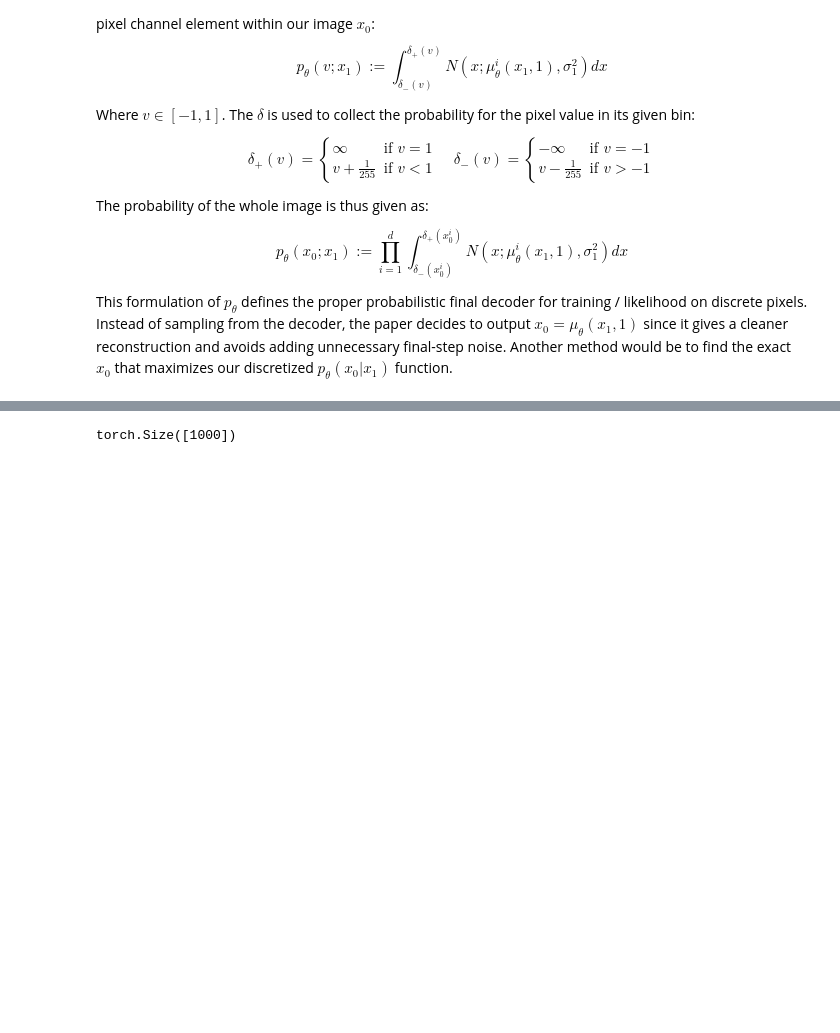
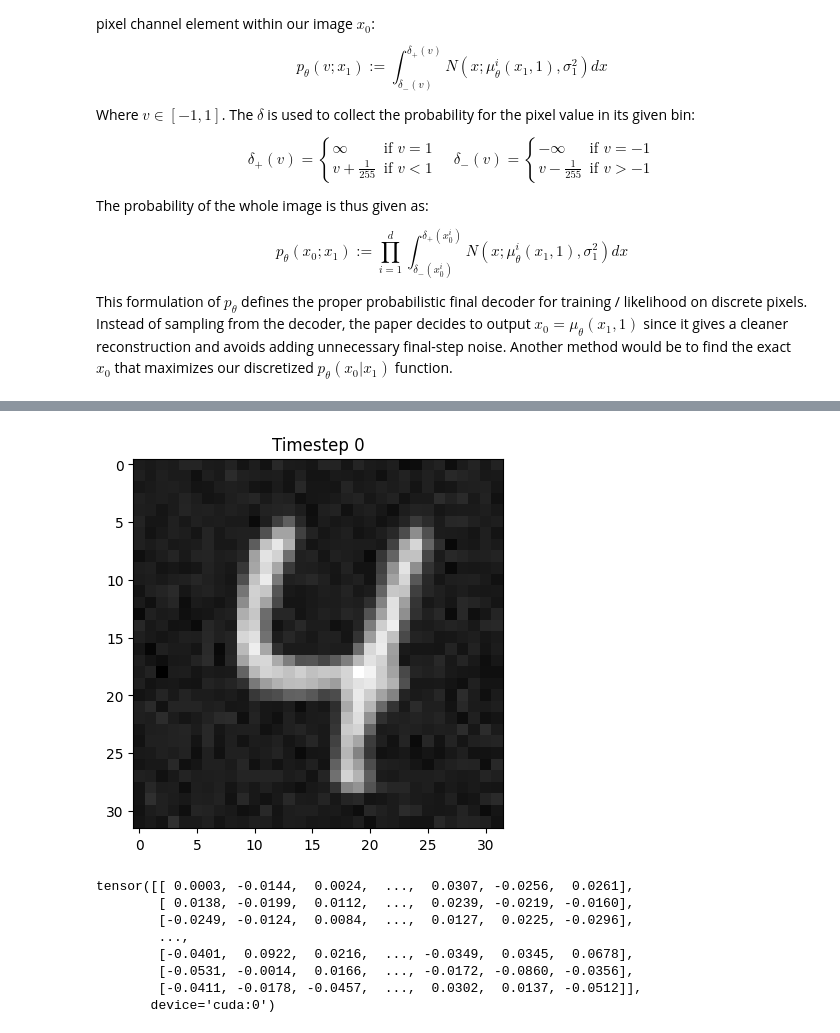
Before and after one commit to NamTran2048/Machine-Learning, a Jupyter notebook: Diffusion Model.ipynb, the cells around one changed output, grey strips where cells are left out. Cells and saved outputs as stored; diff of their text form; code cells hidden in the pictures; blank space fills up the shorter version.

Commit message:
diffusion code

```diff
--- a/Diffusion Model.ipynb
+++ b/Diffusion Model.ipynb
@@ -345,13 +324,13 @@ This formulation of $p_\theta$ defines the proper probabilistic final decoder fo
 # %%
 #Set up and hyperparameters
 device = torch.device("cuda" if torch.cuda.is_available() else "cpu")
-batch_size = 32
+batch_size = 250
 image_size = 32
 lr = 1e-4
-epochs = 1
+epochs = 10
 
 #Math constants
-betas = torch.linspace(0.0, 0.02, 1000, device=device)
+betas = torch.linspace(0.01, 0.02, 1000, device=device)
 alphas = 1.0 - betas
 alphas_cumprod = torch.cumprod(alphas, dim=0)
 sqrt_alphas_cumprod = torch.sqrt(alphas_cumprod)
@@ -369,6 +348,9 @@ train_loader = torch.utils.data.DataLoader(
     datasets.MNIST(root="./data", train=True, download=True, transform=transform),
     batch_size=batch_size,
     shuffle=True,
+    num_workers=8,
+    pin_memory=True,
+    persistent_workers=True
 )
 
 model = deepinv.models.DiffUNet(in_channels=1, out_channels=1, pretrained=None).to(device)
@@ -378,8 +360,7 @@ mse = deepinv.loss.MSE(reduction='mean')
 for epoch in range(epochs):
     model.train()
     for batch_idx, (data, _) in enumerate(train_loader):
-        imgs = data.to(device) #Selecting our x_0
-        print(imgs.shape)
+        imgs = data.to(device, non_blocking=True) #Selecting our x_0
         noise = torch.randn_like(imgs) #Selecting our epsilon
         t = torch.randint(0, 1000, (imgs.size(0),), device=device) #Selecting our times
 
@@ -394,9 +375,10 @@ for epoch in range(epochs):
         loss.backward()
         optimizer.step()
 
-        print(f"Batch: {batch_idx}")
+        print(f"Epoch: {epoch}, Batch: {batch_idx}, Loss: {loss.item()}")
 
 torch.save(
     model.state_dict(),
     "trained_diffusion_model.pth",
 )
+print("Successfully saved!")
@@ -422,4 +385,48 @@ KeyboardInterrupt:
 # %%
-print(sqrt_alphas_cumprod.shape)
+from IPython import display
+device = torch.device("cuda" if torch.cuda.is_available() else "cpu")
+
+model = deepinv.models.DiffUNet(in_channels=1, out_channels=1, pretrained=None).to(device)
+weights = torch.load("trained_diffusion_model.pth", map_location=device)
+model.load_state_dict(weights)
+
+model.eval()
+
+n_samples = 1
+
+with torch.no_grad():
+    x = torch.randn(n_samples, 1, image_size, image_size).to(device)
+
+    for t in reversed(range(1000)):
+        t_tensor = torch.ones(n_samples, device=device).long() * t
+
+        predicted_noise = model(x, t_tensor, type_t="timestep")
+
+        alpha = alphas[t]
+        alpha_cumprod = alphas_cumprod[t]
+        beta = betas[t]
+
+        if t > 0:
+            noise = torch.randn_like(x)
+        else:
+            noise = 0
+
+        x = (1 / torch.sqrt(alpha)) * (
+            x - (beta / torch.sqrt(1 - alpha_cumprod)) * predicted_noise
+        ) + torch.sqrt(beta) * noise
+
+        if t % 200 == 0:
+            display.clear_output(wait=True)
+            plt.imshow(x[0].cpu().squeeze(), cmap='gray')
+            plt.title(f"Timestep {t}")
+            plt.show()
 # %% [output]
+[figure, added]
-torch.Size([1000])
+tensor([[ 0.0003, -0.0144,  0.0024,  ...,  0.0307, -0.0256,  0.0261],
+        [ 0.0138, -0.0199,  0.0112,  ...,  0.0239, -0.0219, -0.0160],
+        [-0.0249, -0.0124,  0.0084,  ...,  0.0127,  0.0225, -0.0296],
+        ...,
+        [-0.0401,  0.0922,  0.0216,  ..., -0.0349,  0.0345,  0.0678],
+        [-0.0531, -0.0014,  0.0166,  ..., -0.0172, -0.0860, -0.0356],
+        [-0.0411, -0.0178, -0.0457,  ...,  0.0302,  0.0137, -0.0512]],
+       device='cuda:0')
```
Also changed, not shown: parts of 3 cells of this notebook.
